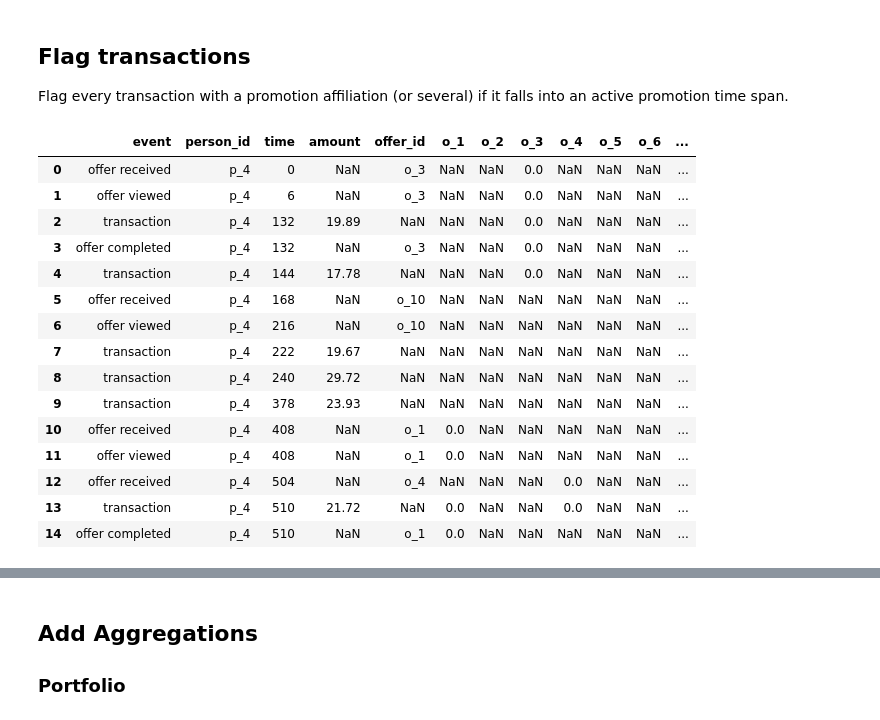
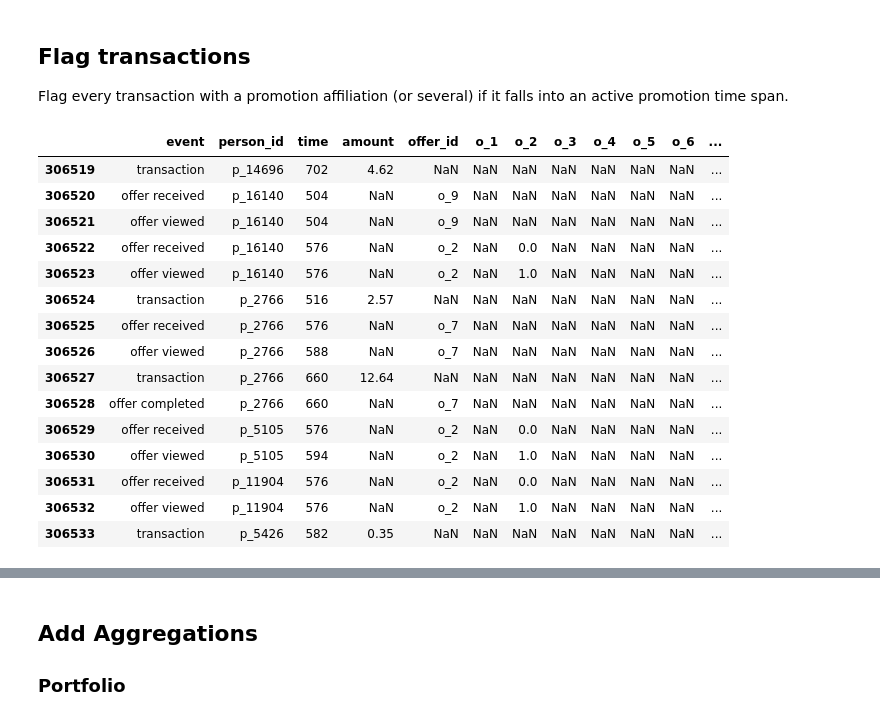
Before and after one commit to rbuerki/segmentation-challenge-starbucks, a Jupyter notebook: 1-data_prep.ipynb, the cells around one changed output, grey strips where cells are left out. Saved outputs shown, nothing was run; the diff lists cells and outputs as text; code cells hidden in the pictures.

```diff
--- a/1-data_prep.ipynb
+++ b/1-data_prep.ipynb
@@ -530,21 +530,21 @@ transcript_extended_hardcopy = Path.cwd() / "data" / "interim" / "transcript_ext
 transcript_extended = pd.read_csv(transcript_extended_hardcopy)
 # %%
 # check results
-transcript_extended.head(15)
+transcript_extended.tail(15)
 # %% [output]
 |  | event | person_id | time | amount | offer_id | o_1 | o_2 | o_3 | o_4 | o_5 | o_6 | ... |
-| 0 | offer received | p_4 | 0 | NaN | o_3 | NaN | NaN | 0.0 | NaN | NaN | NaN | ... |
-| 1 | offer viewed | p_4 | 6 | NaN | o_3 | NaN | NaN | 0.0 | NaN | NaN | NaN | ... |
-| 2 | transaction | p_4 | 132 | 19.89 | NaN | NaN | NaN | 0.0 | NaN | NaN | NaN | ... |
-| 3 | offer completed | p_4 | 132 | NaN | o_3 | NaN | NaN | 0.0 | NaN | NaN | NaN | ... |
-| 4 | transaction | p_4 | 144 | 17.78 | NaN | NaN | NaN | 0.0 | NaN | NaN | NaN | ... |
-| 5 | offer received | p_4 | 168 | NaN | o_10 | NaN | NaN | NaN | NaN | NaN | NaN | ... |
-| 6 | offer viewed | p_4 | 216 | NaN | o_10 | NaN | NaN | NaN | NaN | NaN | NaN | ... |
-| 7 | transaction | p_4 | 222 | 19.67 | NaN | NaN | NaN | NaN | NaN | NaN | NaN | ... |
-| 8 | transaction | p_4 | 240 | 29.72 | NaN | NaN | NaN | NaN | NaN | NaN | NaN | ... |
-| 9 | transaction | p_4 | 378 | 23.93 | NaN | NaN | NaN | NaN | NaN | NaN | NaN | ... |
-| 10 | offer received | p_4 | 408 | NaN | o_1 | 0.0 | NaN | NaN | NaN | NaN | NaN | ... |
-| 11 | offer viewed | p_4 | 408 | NaN | o_1 | 0.0 | NaN | NaN | NaN | NaN | NaN | ... |
-| 12 | offer received | p_4 | 504 | NaN | o_4 | NaN | NaN | NaN | 0.0 | NaN | NaN | ... |
-| 13 | transaction | p_4 | 510 | 21.72 | NaN | 0.0 | NaN | NaN | 0.0 | NaN | NaN | ... |
-| 14 | offer completed | p_4 | 510 | NaN | o_1 | 0.0 | NaN | NaN | NaN | NaN | NaN | ... |
+| 306519 | transaction | p_14696 | 702 | 4.62 | NaN | NaN | NaN | NaN | NaN | NaN | NaN | ... |
+| 306520 | offer received | p_16140 | 504 | NaN | o_9 | NaN | NaN | NaN | NaN | NaN | NaN | ... |
+| 306521 | offer viewed | p_16140 | 504 | NaN | o_9 | NaN | NaN | NaN | NaN | NaN | NaN | ... |
+| 306522 | offer received | p_16140 | 576 | NaN | o_2 | NaN | 0.0 | NaN | NaN | NaN | NaN | ... |
+| 306523 | offer viewed | p_16140 | 576 | NaN | o_2 | NaN | 1.0 | NaN | NaN | NaN | NaN | ... |
+| 306524 | transaction | p_2766 | 516 | 2.57 | NaN | NaN | NaN | NaN | NaN | NaN | NaN | ... |
+| 306525 | offer received | p_2766 | 576 | NaN | o_7 | NaN | NaN | NaN | NaN | NaN | NaN | ... |
+| 306526 | offer viewed | p_2766 | 588 | NaN | o_7 | NaN | NaN | NaN | NaN | NaN | NaN | ... |
+| 306527 | transaction | p_2766 | 660 | 12.64 | NaN | NaN | NaN | NaN | NaN | NaN | NaN | ... |
+| 306528 | offer completed | p_2766 | 660 | NaN | o_7 | NaN | NaN | NaN | NaN | NaN | NaN | ... |
+| 306529 | offer received | p_5105 | 576 | NaN | o_2 | NaN | 0.0 | NaN | NaN | NaN | NaN | ... |
+| 306530 | offer viewed | p_5105 | 594 | NaN | o_2 | NaN | 1.0 | NaN | NaN | NaN | NaN | ... |
+| 306531 | offer received | p_11904 | 576 | NaN | o_2 | NaN | 0.0 | NaN | NaN | NaN | NaN | ... |
+| 306532 | offer viewed | p_11904 | 576 | NaN | o_2 | NaN | 1.0 | NaN | NaN | NaN | NaN | ... |
+| 306533 | transaction | p_5426 | 582 | 0.35 | NaN | NaN | NaN | NaN | NaN | NaN | NaN | ... |
```
Also changed, not shown: parts of 21 cells of this notebook.
